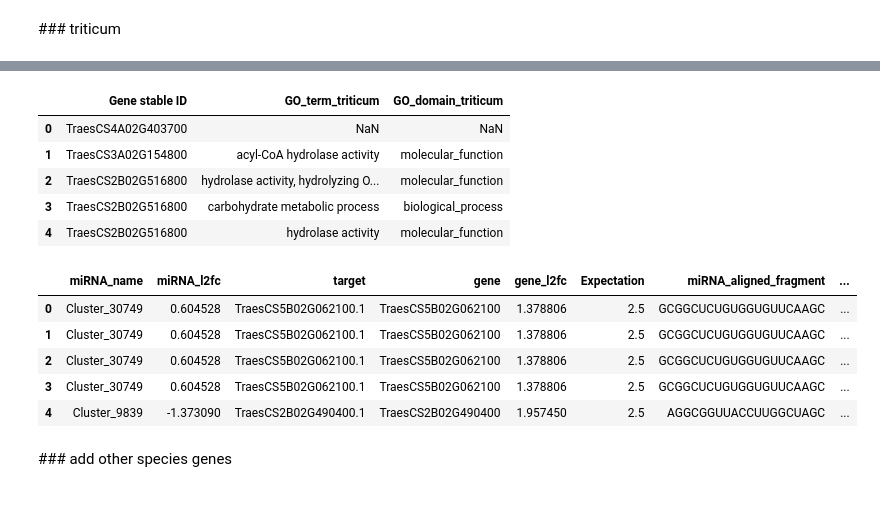
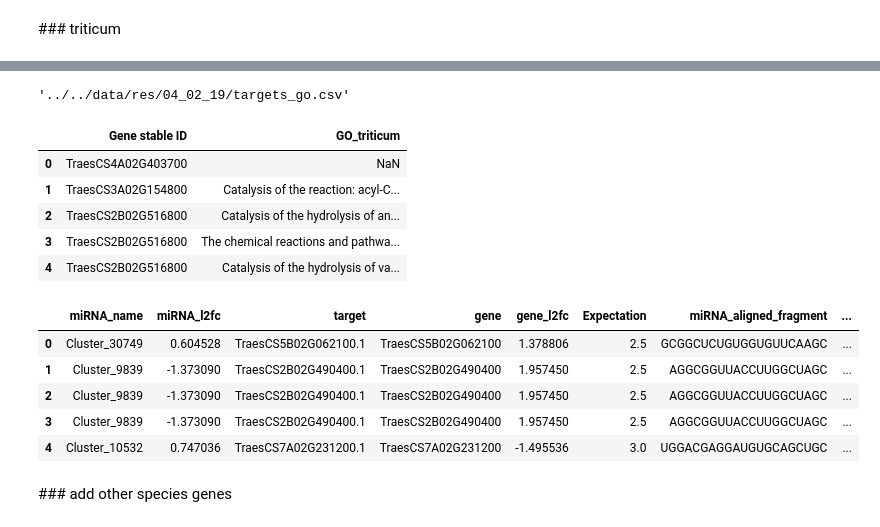
Before and after one commit to juancresc/mrcv, a Jupyter notebook: pipes/pipe_5_annotations/1.2_annotate.ipynb, the cells around one changed output, grey strips where cells are left out. Saved outputs shown, nothing was run; the diff lists cells and outputs as text; code cells hidden in the pictures.

```diff
--- a/pipes/pipe_5_annotations/1.1_annotate.ipynb
+++ b/pipes/pipe_5_annotations/1.2_annotate.ipynb
@@ -127,25 +173,29 @@ df_merged_mirna_gene.to_csv(path_merged,index=None)
+# %%
+path_merged
+# %% [output]
+'../../data/res/04_02_19/targets_go.csv'
 # %%
 df_taes = pd.read_csv(path_taes,sep='\t')
-df_taes = df_taes[['Gene stable ID','GO term name','GO domain']]
-df_taes.rename(columns={'GO term name':'GO_term_triticum','GO domain':'GO_domain_triticum'}, inplace=True)
+df_taes = df_taes[['Gene stable ID','GO term definition']]
+df_taes.rename(columns={'GO term name':'GO_term_triticum','GO term definition':'GO_triticum'}, inplace=True)
 df_taes.head(5)
 # %% [output]
-|  | Gene stable ID | GO_term_triticum | GO_domain_triticum |
-| 0 | TraesCS4A02G403700 | NaN | NaN |
-| 1 | TraesCS3A02G154800 | acyl-CoA hydrolase activity | molecular_function |
-| 2 | TraesCS2B02G516800 | hydrolase activity, hydrolyzing O... | molecular_function |
-| 3 | TraesCS2B02G516800 | carbohydrate metabolic process | biological_process |
-| 4 | TraesCS2B02G516800 | hydrolase activity | molecular_function |
+|  | Gene stable ID | GO_triticum |
+| 0 | TraesCS4A02G403700 | NaN |
+| 1 | TraesCS3A02G154800 | Catalysis of the reaction: acyl-C... |
+| 2 | TraesCS2B02G516800 | Catalysis of the hydrolysis of an... |
+| 3 | TraesCS2B02G516800 | The chemical reactions and pathwa... |
+| 4 | TraesCS2B02G516800 | Catalysis of the hydrolysis of va... |
 # %%
 df_merged_mirna_gene_taes = pd.merge(df_merged_mirna_gene,df_taes,left_on='gene',right_on='Gene stable ID', how='left')
 df_merged_mirna_gene_taes.head()
 # %% [output]
 |  | miRNA_name | miRNA_l2fc | target | gene | gene_l2fc | Expectation | miRNA_aligned_fragment | ... |
 | 0 | Cluster_30749 | 0.604528 | TraesCS5B02G062100.1 | TraesCS5B02G062100 | 1.378806 | 2.5 | GCGGCUCUGUGGUGUUCAAGC | ... |
-| 1 | Cluster_30749 | 0.604528 | TraesCS5B02G062100.1 | TraesCS5B02G062100 | 1.378806 | 2.5 | GCGGCUCUGUGGUGUUCAAGC | ... |
-| 2 | Cluster_30749 | 0.604528 | TraesCS5B02G062100.1 | TraesCS5B02G062100 | 1.378806 | 2.5 | GCGGCUCUGUGGUGUUCAAGC | ... |
-| 3 | Cluster_30749 | 0.604528 | TraesCS5B02G062100.1 | TraesCS5B02G062100 | 1.378806 | 2.5 | GCGGCUCUGUGGUGUUCAAGC | ... |
-| 4 | Cluster_9839 | -1.373090 | TraesCS2B02G490400.1 | TraesCS2B02G490400 | 1.957450 | 2.5 | AGGCGGUUACCUUGGCUAGC | ... |
+| 1 | Cluster_9839 | -1.373090 | TraesCS2B02G490400.1 | TraesCS2B02G490400 | 1.957450 | 2.5 | AGGCGGUUACCUUGGCUAGC | ... |
+| 2 | Cluster_9839 | -1.373090 | TraesCS2B02G490400.1 | TraesCS2B02G490400 | 1.957450 | 2.5 | AGGCGGUUACCUUGGCUAGC | ... |
+| 3 | Cluster_9839 | -1.373090 | TraesCS2B02G490400.1 | TraesCS2B02G490400 | 1.957450 | 2.5 | AGGCGGUUACCUUGGCUAGC | ... |
+| 4 | Cluster_10532 | 0.747036 | TraesCS7A02G231200.1 | TraesCS7A02G231200 | -1.495536 | 3.0 | UGGACGAGGAUGUGCAGCUGC | ... |
 # %%
 df_merged_mirna_gene_taes.drop('Gene stable ID', axis=1, inplace=True)
 # %%
```
Also changed, not shown: parts of 12 cells of this notebook, 3 other files.
